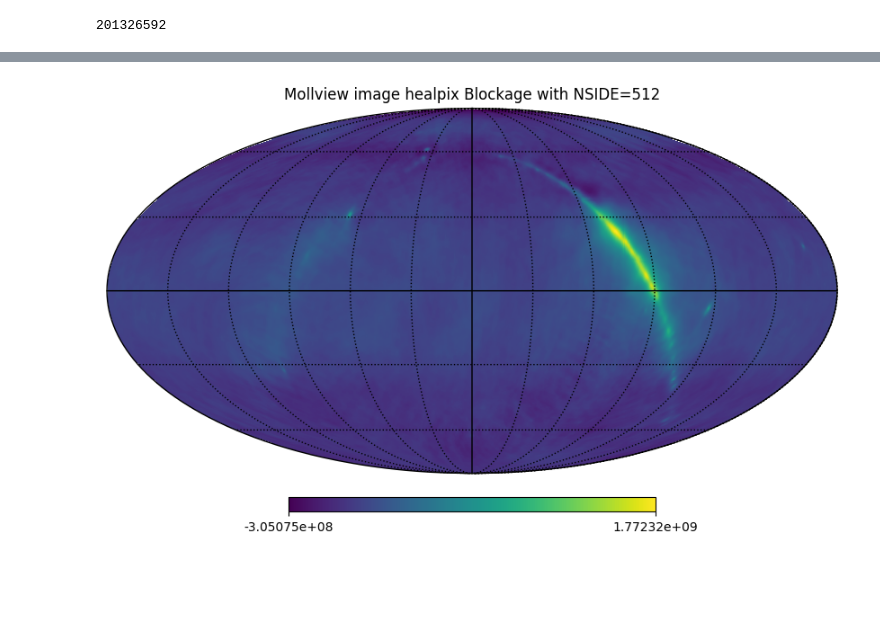
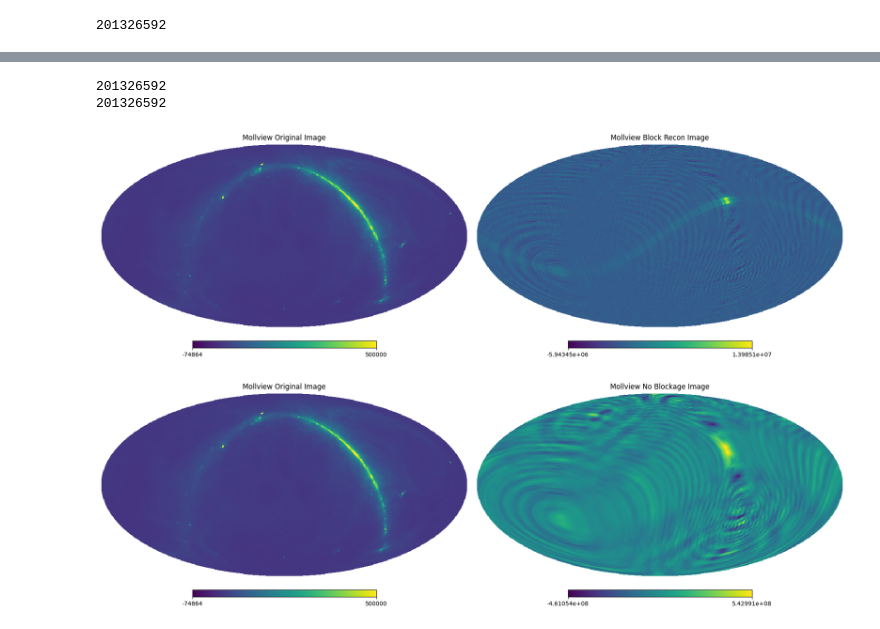
Before and after one commit to SSshuishui/viss_optimize_3d, a Jupyter notebook: healpix3d_blockage_10Mhz.ipynb, the cells around one changed output, grey strips where cells are left out. Cells and saved outputs as stored; diff of their text form; code cells hidden in the pictures; blank space fills up the shorter version.

Commit message:
reconstruction segment, refactor original code with thrust

```diff
--- a/healpix3d_blockage_10Mhz.ipynb
+++ b/healpix3d_blockage_10Mhz.ipynb
@@ -18,4 +18,4 @@ print(NPIX)
 # %% [output]
 201326592
 # %%
-ori = np.loadtxt("./earth_10Mhz/B_10M_original.txt")
+ori = np.loadtxt("/data/zhaox/earth_10Mhz/B_10M.txt")
@@ -36,19 +22,32 @@ plt.show()
-# %%
-total_data = np.loadtxt("./3dblockage10M/C1day1M.txt")
-
-# 读取并累加450个文件
-for i in range(2, 451):
-    file_path = f"./3dblockage10M/C{i}day1M.txt"
-    data = np.loadtxt(file_path)
-
-    # 将nan值转换为0
-    data = np.nan_to_num(data)
-
-    # 累加数据
-    total_data += data
-
-hp.mollview(total_data, nest=True, title="Mollview image healpix Blockage with NSIDE=4096")
-hp.graticule()  # 添加经纬线
-plt.show()
-# %% [output]
-[figure, removed]
+# %%
+recon = np.loadtxt("./3dblockage10M/C1day10M.txt")
+# %%
+print(len(ori))
+print(len(recon))
+# %% [output]
+201326592
+201326592
+# %%
+fig, axs = plt.subplots(1, 2, figsize=(18, 6))
+
+hp.mollview(
+    ori,
+    nest=True,
+    title="Mollview Original Image",
+    sub=(1, 2, 1),
+    cmap='viridis',
+)
+axs[0].axis('off')
+
+hp.mollview(
+    recon,
+    nest=True,
+    title="Mollview Block Recon Image",
+    sub=(1, 2, 2),
+    cmap='viridis',
+)
+axs[1].axis('off')
+
+plt.show()
+# %% [output]
+[figure, added]
@@ -54,0 +56,24 @@ plt.show()
+# %%
+fig, axs = plt.subplots(1, 2, figsize=(18, 6))
+
+hp.mollview(
+    ori,
+    nest=True,
+    title="Mollview Original Image",
+    sub=(1, 2, 1),
+    cmap='viridis',
+)
+axs[0].axis('off')
+
+hp.mollview(
+    norecon,
+    nest=True,
+    title="Mollview No Blockage Image",
+    sub=(1, 2, 2),
+    cmap='viridis',
+)
+axs[1].axis('off')
+
+plt.show()
+# %% [output]
+[figure, added]
```
Also changed, not shown: parts of 3 cells of this notebook, 30 other files.
